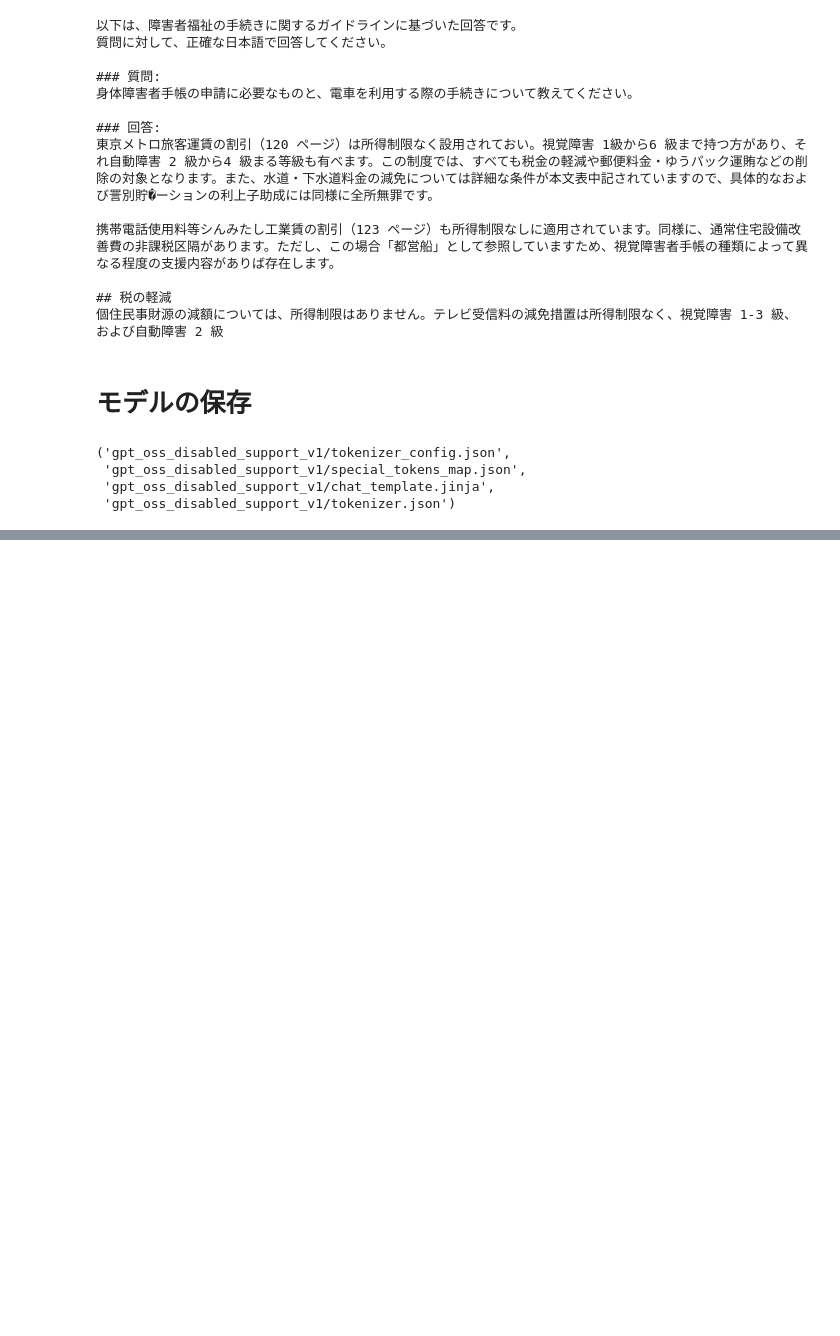
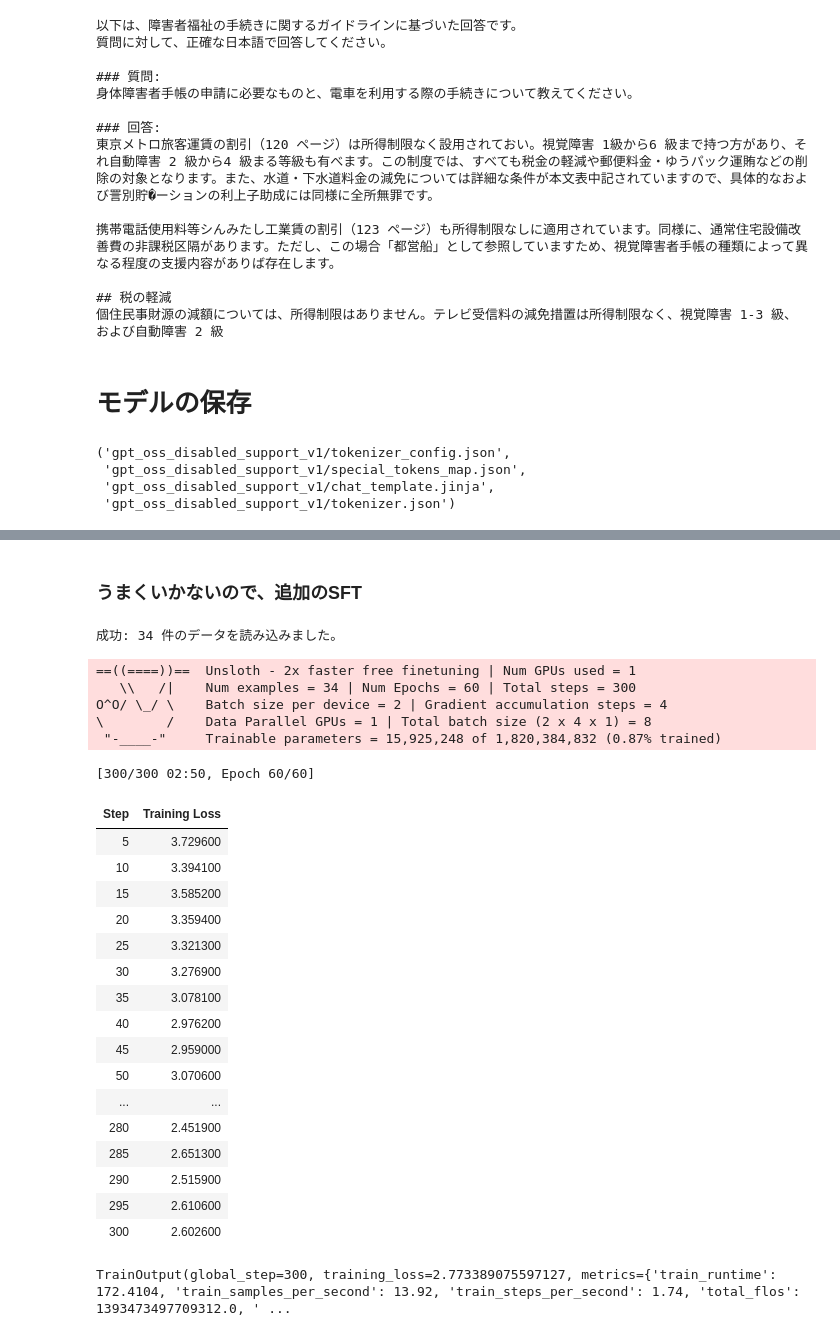
Before and after one commit to hiroooo000/my-llm-labo, a Jupyter notebook: 01_training/02_SFT/sft_gptoss.ipynb, the cells around one changed output, grey strips where cells are left out. Saved outputs shown, nothing was run; the diff lists cells and outputs as text; code cells hidden in the pictures; blank space fills up the shorter version.

```diff
--- a/01_training/02_SFT/sft_gptoss.ipynb
+++ b/01_training/02_SFT/sft_gptoss.ipynb
@@ -211,0 +344,79 @@ tokenizer.save_pretrained("gpt_oss_disabled_support_v1")
+# %% [markdown]
+### うまくいかないので、追加のSFT
+# %%
+# 1. sft_data.jsonl の読み込み
+data_list = []
+try:
+    with open("sft_data.jsonl", "r", encoding="utf-8") as f:
+        for line in f:
+            data_list.append(json.loads(line))
+    print(f"成功: {len(data_list)} 件のデータを読み込みました。")
+except FileNotFoundError:
+    print("エラー: sft_data.jsonl が見つかりません。ファイルを作成してから再実行してください。")
+
+# 2. プロンプトフォーマットの定義
+def formatting_prompts_func(examples):
+    instructions = examples["instruction"]
+    outputs      = examples["output"]
+    texts = []
+    for instruction, output in zip(instructions, outputs):
+        # 推論時と同じ型を学習させることで、迷いをなくします
+        text = f"### 質問:\n{instruction}\n\n### 回答:\n{output}"
+        texts.append(text)
+    return { "text" : texts, }
+
+dataset = Dataset.from_list(data_list)
+dataset = dataset.map(formatting_prompts_func, batched = True)
+
+# 3. 日本語回路「修復」のための学習設定
+# 学習率を 1e-5 (極低速) にし、ステップ数を増やして反復横跳びのように覚えさせます
+trainer = SFTTrainer(
+    model = model,
+    tokenizer = tokenizer,
+    train_dataset = dataset,
+    dataset_text_field = "text",
+    max_seq_length = 2048,
+    args = TrainingArguments(
+        per_device_train_batch_size = 2,
+        gradient_accumulation_steps = 4,
+        warmup_steps = 10,
+        max_steps = 300,            # 30件×10周ほど回して、日本語の型を強制固定
+        learning_rate = 1e-5,       # 非常に低くし、今の知識(Loss 0.37)を壊さない
+        bf16 = True,
+        logging_steps = 5,
+        optim = "adamw_8bit",
+        lr_scheduler_type = "cosine",
+        seed = 3407,
+        output_dir = "outputs_sft_rescue",
+        report_to = "none",         # ログをシンプルに
+    ),
+)
+
+# 特訓開始（DGX Sparkなら3〜5分で完了します）
+trainer.train()
+# %% [output]
+成功: 34 件のデータを読み込みました。
+==((====))==  Unsloth - 2x faster free finetuning | Num GPUs used = 1
+   \\   /|    Num examples = 34 | Num Epochs = 60 | Total steps = 300
+O^O/ \_/ \    Batch size per device = 2 | Gradient accumulation steps = 4
+\        /    Data Parallel GPUs = 1 | Total batch size (2 x 4 x 1) = 8
+ "-____-"     Trainable parameters = 15,925,248 of 1,820,384,832 (0.87% trained)
+[300/300 02:50, Epoch 60/60]
+| Step | Training Loss |
+| 5 | 3.729600 |
+| 10 | 3.394100 |
+| 15 | 3.585200 |
+| 20 | 3.359400 |
+| 25 | 3.321300 |
+| 30 | 3.276900 |
+| 35 | 3.078100 |
+| 40 | 2.976200 |
+| 45 | 2.959000 |
+| 50 | 3.070600 |
+| ... | ... |
+| 280 | 2.451900 |
+| 285 | 2.651300 |
+| 290 | 2.515900 |
+| 295 | 2.610600 |
+| 300 | 2.602600 |
+TrainOutput(global_step=300, training_loss=2.773389075597127, metrics={'train_runtime': 172.4104, 'train_samples_per_second': 13.92, 'train_steps_per_second': 1.74, 'total_flos': 1393473497709312.0, ' ...
```
Also changed, not shown: parts of 9 cells of this notebook.
